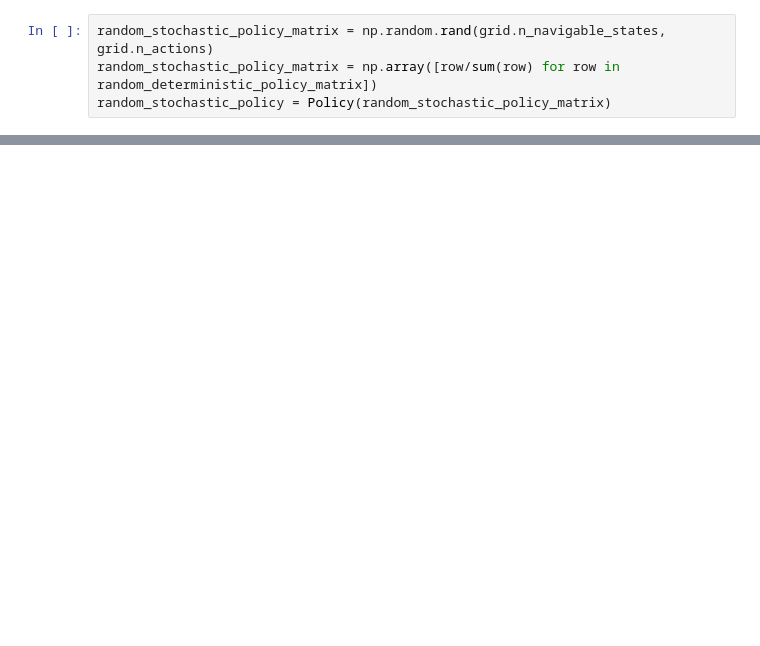
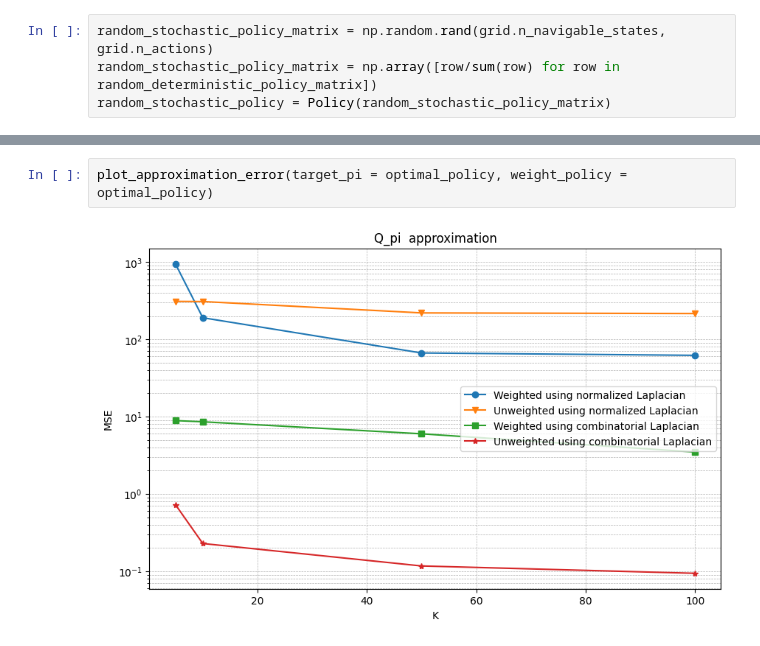
Before and after one commit to Kokcr3ator/Graph-based-exploration, a Jupyter notebook: example.ipynb, the cells around one changed output, grey strips where cells are left out. Saved outputs shown, nothing was run; the diff lists cells and outputs as text; blank space fills up the shorter version.

```diff
--- a/example.ipynb
+++ b/example.ipynb
@@ -161,0 +198,4 @@ plot_approximation_error(target_pi = random_stochastic_policy, weight_policy = r
+# %%
+plot_approximation_error(target_pi = optimal_policy, weight_policy = optimal_policy)
+# %% [output]
+[figure, added]
```
Also changed, not shown: parts of 16 cells of this notebook.
